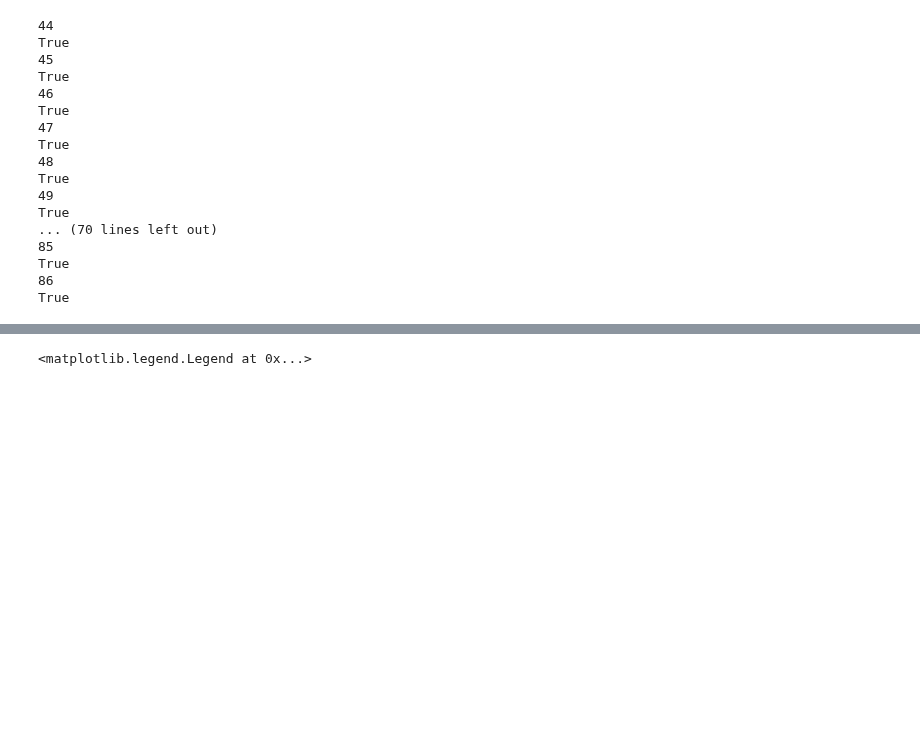
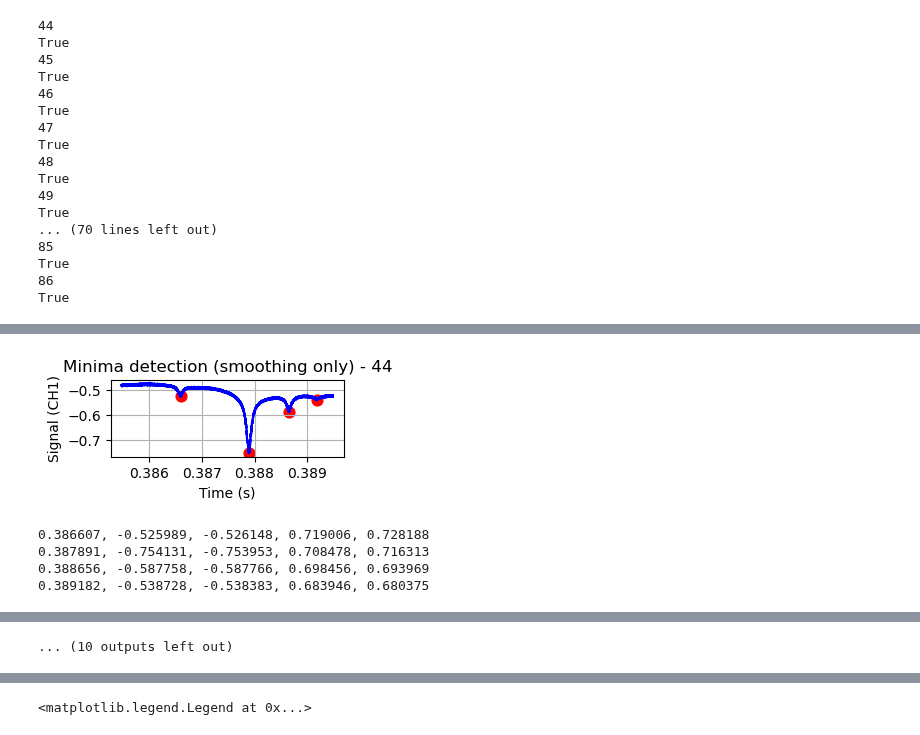
Before and after one commit to ain03-bit/Optics_3, a Jupyter notebook: 그래프.ipynb, the cells around one changed output, grey strips where cells are left out. Saved outputs shown, nothing was run; the diff lists cells and outputs as text; code cells hidden in the pictures; blank space fills up the shorter version.

```diff
--- a/그래프.ipynb
+++ b/그래프.ipynb
@@ -819,0 +852,79 @@ True
+# %%
+def plot_smoothed_with_peaks3(i, ):
+    window_length=7
+    polyorder=3
+    prom_scale=0.2
+    dist_scale=250
+    # ----------------------------
+    # 1) Load data
+    # ----------------------------
+    t = Time[i]
+    y = CH1[i]
+    f = CH2[i]
+
+    # ----------------------------
+    # 2) Smoothing
+    # ----------------------------
+    if window_length % 2 == 0:
+        window_length += 1
+
+    y_s = savgol_filter(y, window_length, polyorder)
+    f_s = savgol_filter(f, window_length, polyorder)
+
+    # ----------------------------
+    # 3) Minima detection
+    # ----------------------------
+    prom = np.std(y_s) * prom_scale
+    dist = len(y) // dist_scale
+
+    peaks, _ = find_peaks(-y_s, prominence=prom, distance=dist)
+
+    # ----------------------------
+    # 4) Plot
+    # ----------------------------
+    plt.figure(figsize=(3,1))
+    plt.plot(t, y, color='gray', alpha=0.4, label="Raw")
+    plt.plot(t, y_s, color='blue', label=f"Smoothed (win={window_length})")
+    plt.scatter(t[peaks], y_s[peaks], c='red', s=60, label="Detected minima")
+    plt.title(f"Minima detection (smoothing only) - {i}")
+    plt.xlabel("Time (s)")
+    plt.ylabel("Signal (CH1)")
+    plt.grid()
+    #plt.legend()
+    plt.show()
+
+    # ----------------------------
+    # 5) Create dynamic list names
+    # ----------------------------
+    globals()[f"data{i}_T"] = []
+    globals()[f"data{i}_1"] = []
+    globals()[f"data{i}_y"] = []
+    globals()[f"data{i}_2"] = []
+    globals()[f"data{i}_f"] = []
+
+    # ----------------------------
+    # 6) Print + Save numeric result
+    # ----------------------------
+    #print(f"\n▶ FILE: {i}")
+    #print(f"window_length = {window_length}, polyorder = {polyorder}")
+    #print(f"Detected minima: {len(peaks)}")
+
+    #print("\nt, y_s, y, f_s, f")
+    for idx in peaks:
+        # print
+        print(f"{t[idx]:.6f}, {y_s[idx]:.6f}, {y[idx]:.6f}, {f_s[idx]:.6f}, {f[idx]:.6f}")
+
+        # save into dynamically created lists
+        globals()[f"data{i}_T"].append(float(t[idx]))
+        globals()[f"data{i}_1"].append(float(y_s[idx]))
+        globals()[f"data{i}_y"].append(float(y[idx]))
+        globals()[f"data{i}_2"].append(float(f_s[idx]))
+        globals()[f"data{i}_f"].append(float(f[idx]))
+for i in range(44,55):
+    plot_smoothed_with_peaks3(i) # 약한 smoothing → 작은 peak 민감하게 잡음
+# %% [output]
+[figure, added]
+0.386607, -0.525989, -0.526148, 0.719006, 0.728188
+0.387891, -0.754131, -0.753953, 0.708478, 0.716313
+0.388656, -0.587758, -0.587766, 0.698456, 0.693969
+0.389182, -0.538728, -0.538383, 0.683946, 0.680375
@@ -819,0 +956 @@ True
+... (10 outputs left out)
```
Also changed, not shown: parts of 29 cells of this notebook, 4 other files.
